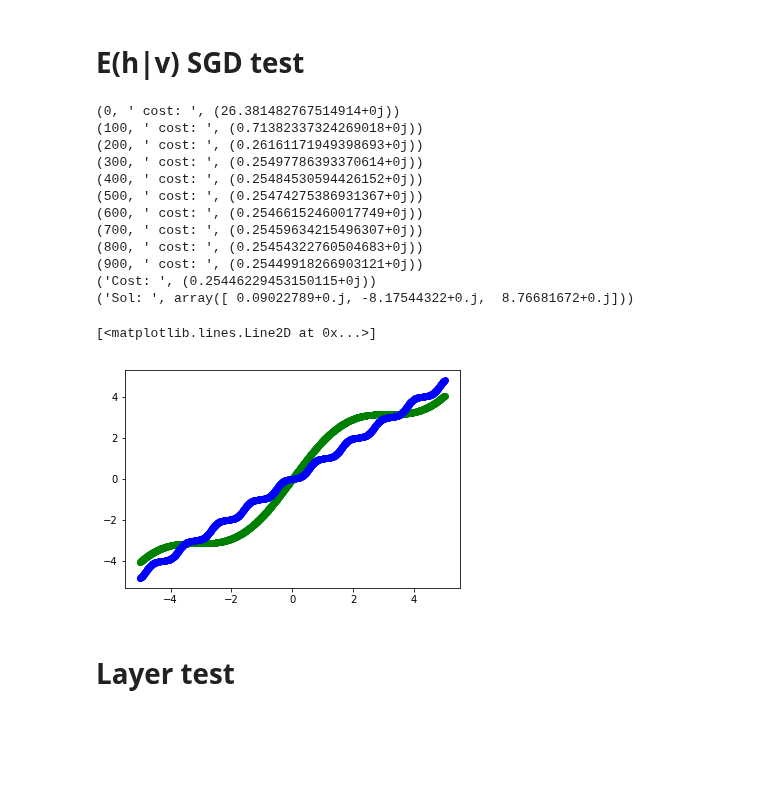
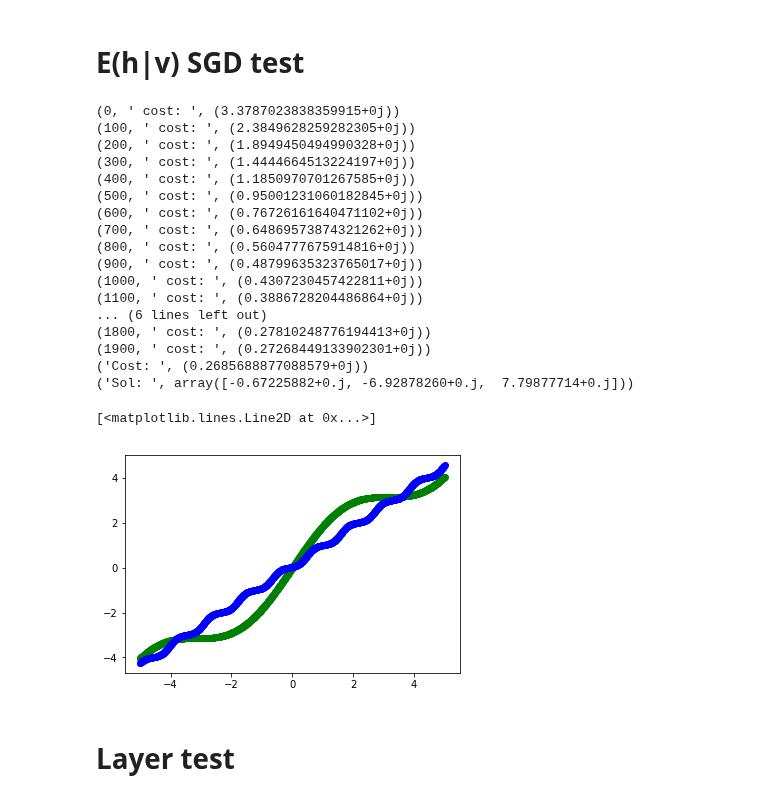
Before and after one commit to RiemannAI/theta, a Jupyter notebook: examples/test_layers.ipynb, the cells around one changed output. Cells and saved outputs as stored; diff of their text form; code cells hidden in the pictures; blank space fills up the shorter version.

```diff
--- a/examples/test_layers.ipynb
+++ b/examples/test_layers.ipynb
@@ -89,35 +93,40 @@ array([0.78428081, -0.41544795, 0.82762204, -0.06217791, 0.37996248,
 # %%
 def func(x):
     return np.sin(x)+x
 
 X = np.linspace(-5, 5, 1000)
 X = X.reshape((1,X.shape[0]))
 
 Y = func(X[:,None]).reshape((1,X.shape[1]))
 
 M = mdl.Model()
 M.add(layers.DiagExpectationUnitLayer(1,1))
 
 minim = minimizer.SGD()
-minim.train(mse(), M, X, Y, lr=0.1,maxiter=1000)
+minim.train(mse(), M, X, Y, lr=0.01,maxiter=2000)
 
 plt.plot(X.flatten(), Y.flatten(),"og-", label='fit')
 plt.plot(X.flatten(), np.real(M.predict(X)).flatten(),"ob-", label='fit')
 # %% [output]
-(0, ' cost: ', (26.381482767514914+0j))
-(100, ' cost: ', (0.71382337324269018+0j))
-(200, ' cost: ', (0.26161171949398693+0j))
-(300, ' cost: ', (0.25497786393370614+0j))
-(400, ' cost: ', (0.25484530594426152+0j))
-(500, ' cost: ', (0.25474275386931367+0j))
-(600, ' cost: ', (0.25466152460017749+0j))
-(700, ' cost: ', (0.25459634215496307+0j))
-(800, ' cost: ', (0.25454322760504683+0j))
-(900, ' cost: ', (0.25449918266903121+0j))
-('Cost: ', (0.25446229453150115+0j))
-('Sol: ', array([ 0.09022789+0.j, -8.17544322+0.j,  8.76681672+0.j]))
+(0, ' cost: ', (3.3787023838359915+0j))
+(100, ' cost: ', (2.3849628259282305+0j))
+(200, ' cost: ', (1.8949450494990328+0j))
+(300, ' cost: ', (1.4444664513224197+0j))
+(400, ' cost: ', (1.1850970701267585+0j))
+(500, ' cost: ', (0.95001231060182845+0j))
+(600, ' cost: ', (0.76726161640471102+0j))
+(700, ' cost: ', (0.64869573874321262+0j))
+(800, ' cost: ', (0.5604777675914816+0j))
+(900, ' cost: ', (0.48799635323765017+0j))
+(1000, ' cost: ', (0.4307230457422811+0j))
+(1100, ' cost: ', (0.3886728204486864+0j))
+... (6 lines left out)
+(1800, ' cost: ', (0.27810248776194413+0j))
+(1900, ' cost: ', (0.27268449133902301+0j))
+('Cost: ', (0.2685688877088579+0j))
+('Sol: ', array([-0.67225882+0.j, -6.92878260+0.j,  7.79877714+0.j]))
 [<matplotlib.lines.Line2D at 0x...>]
-[figure, old version]
+[figure, new version]
 # %%
 def func(x1,x2):
     return 0.2*x1+0.4*x2+0.8
```
Also changed, not shown: parts of 5 cells of this notebook, 5 other files.
